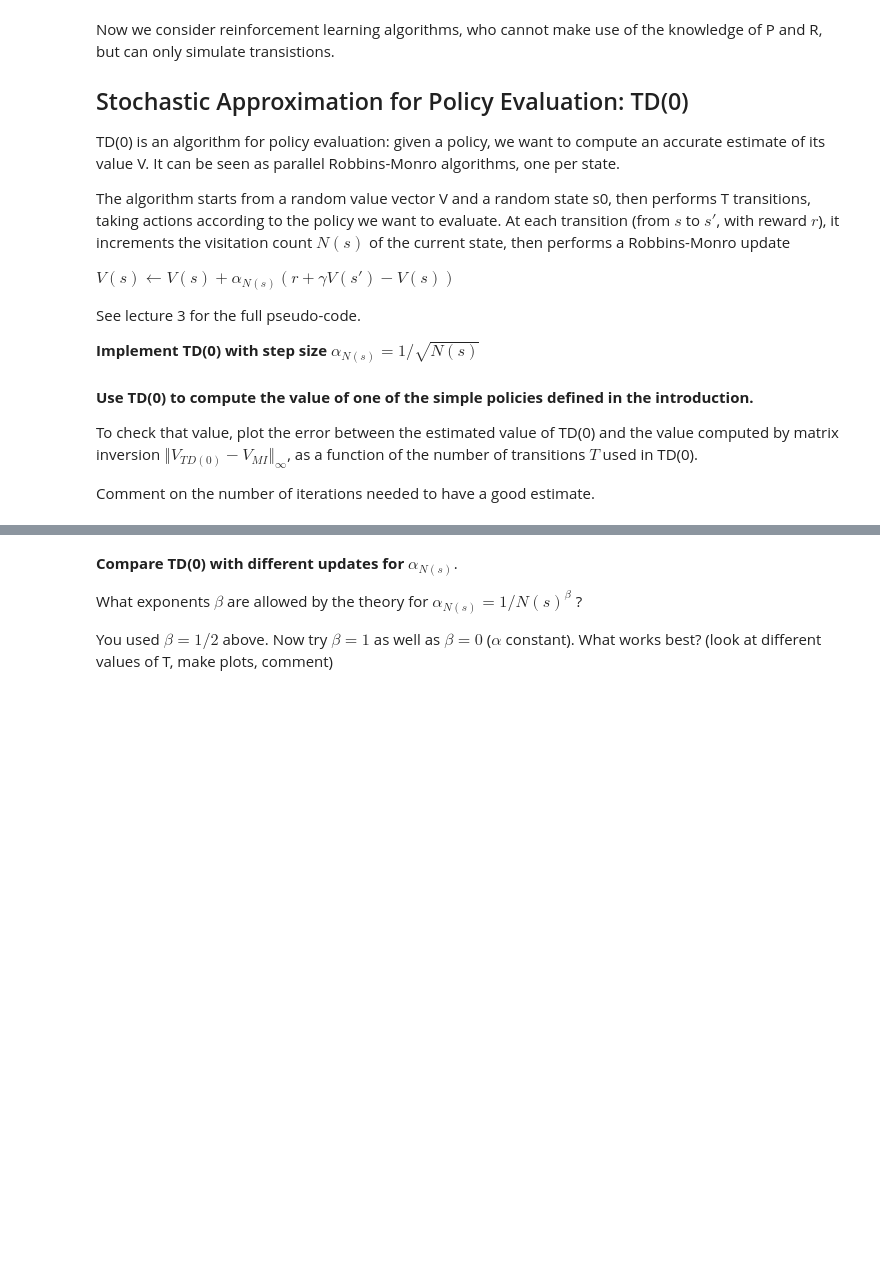
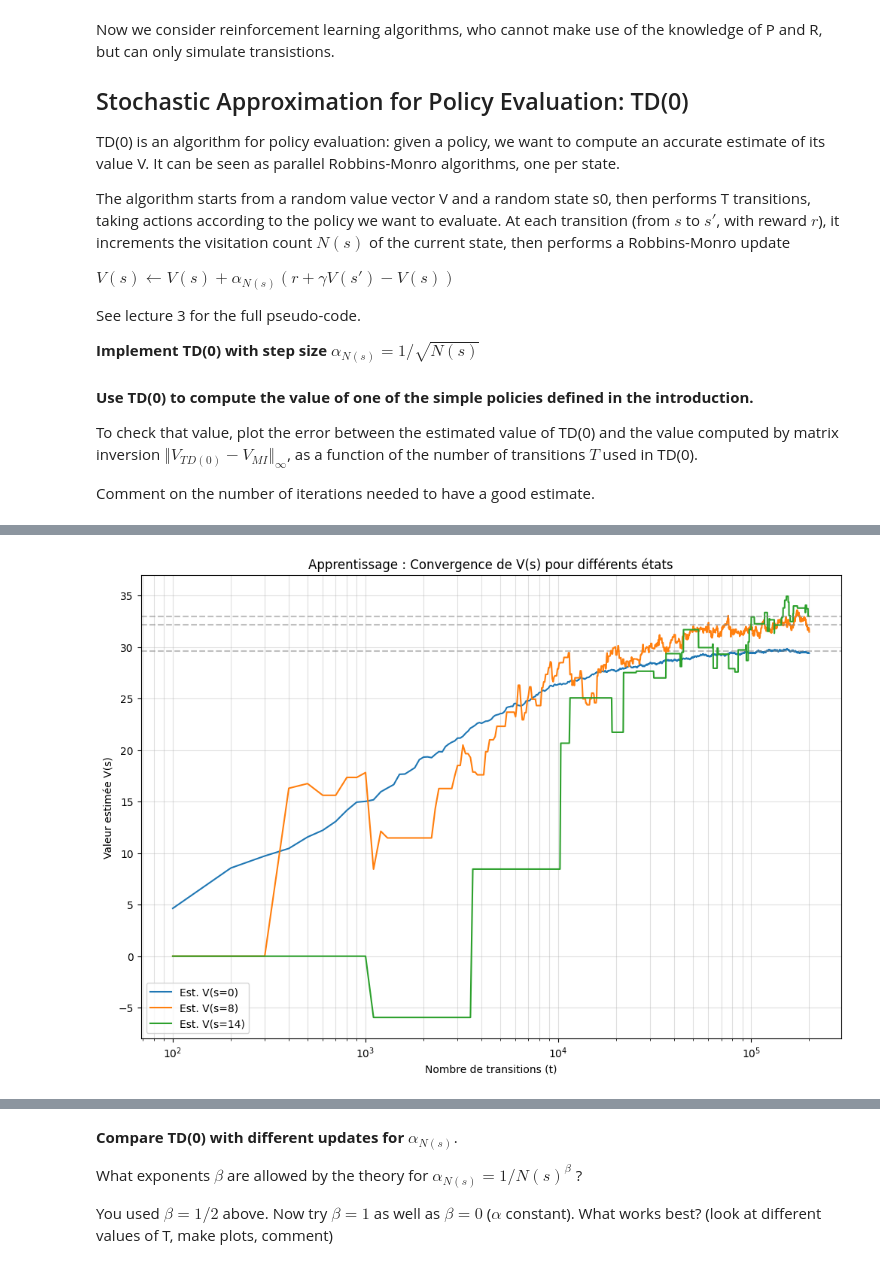
Before and after one commit to milanolivia/apprentissage_seq, a Jupyter notebook: TD0_QLearning.ipynb, the cells around one changed output, grey strips where cells are left out. Saved outputs shown, nothing was run; the diff lists cells and outputs as text; code cells hidden in the pictures; blank space fills up the shorter version.

```diff
--- a/TD0_QLearning.ipynb
+++ b/TD0_QLearning.ipynb
@@ -311,0 +375,89 @@ Comment on the number of iterations needed to have a good estimate.
+# %%
+import numpy as np
+import matplotlib.pyplot as plt
+
+def TD0_history(policy, T_max, env, record_every=100):
+    # Récupération de la taille de l'espace d'états
+    n_states = env.observation_space.n
+    V = np.zeros(n_states)
+    N = np.zeros(n_states)
+
+    history_V = []
+    history_iterations = []
+
+    init_val = np.random.randint(n_states)
+    env.reset(InitialStock=init_val)
+    s = init_val # On force 's' à prendre la valeur car env.reset renvoie None
+
+    for t in range(1, T_max + 1):
+        # Choix de l'action
+        if callable(policy):
+            action = policy(s)
+        else:
+            action = np.random.choice(env.action_space.n, p=policy[s])
+
+        # Appel de step
+        s_prime, reward, done, truncated, _ = env.step(action)
+
+        # Mise à jour TD(0)
+        N[s] += 1
+        alpha = 1.0 / np.sqrt(N[s])
+
+        td_target = reward + gamma * V[s_prime]
+        V[s] = V[s] + alpha * (td_target - V[s])
+
+
+        if done or truncated:
+            init_val = np.random.randint(n_states)
+            env.reset(InitialStock=init_val)
+            s = init_val
+        else:
+            s = s_prime
+
+        # Enregistrement
+        if t % record_every == 0:
+            history_V.append(V.copy())
+            history_iterations.append(t)
+
+    return np.array(history_iterations), np.array(history_V), N
+
+
+# Paramètres
+T_max = 200000
+record_every = 100
+
+
+V_true = EvaluatePolicy(PiConstant)
+
+# Exécution de TD0
+iterations, V_hist, N_counts = TD0_history(PiConstant, T_max, env, record_every=record_every)
+
+# Évolution de la valeur pour quelques états
+n_total_states = env.observation_space.n
+states_to_plot = [0, n_total_states//2, n_total_states-2]
+
+plt.figure(figsize=(12, 8))
+
+for s_idx in states_to_plot:
+    # On trace l'estimation TD(0)
+    plt.plot(iterations, V_hist[:, s_idx], label=f'Est. V(s={s_idx})')
+    # On trace la vraie valeur (ligne pointillée)
+    plt.axhline(y=V_true[s_idx], color='gray', linestyle='--', alpha=0.5)
+
+plt.xscale('log')
+plt.xlabel('Nombre de transitions (t)')
+plt.ylabel('Valeur estimée V(s)')
+plt.title('Apprentissage : Convergence de V(s) pour différents états')
+plt.legend()
+plt.grid(True, which="both", ls="-", alpha=0.4)
+plt.show()
+
+# Fréquence de visite
+plt.figure(figsize=(10, 4))
+plt.bar(range(n_total_states), N_counts)
+plt.xlabel('États')
+plt.ylabel('Nombre de visites N(s)')
+plt.title('Distribution des visites par état')
+plt.show()
+# %% [output]
+[figure, added]
```
Also changed, not shown: parts of 7 cells of this notebook.
